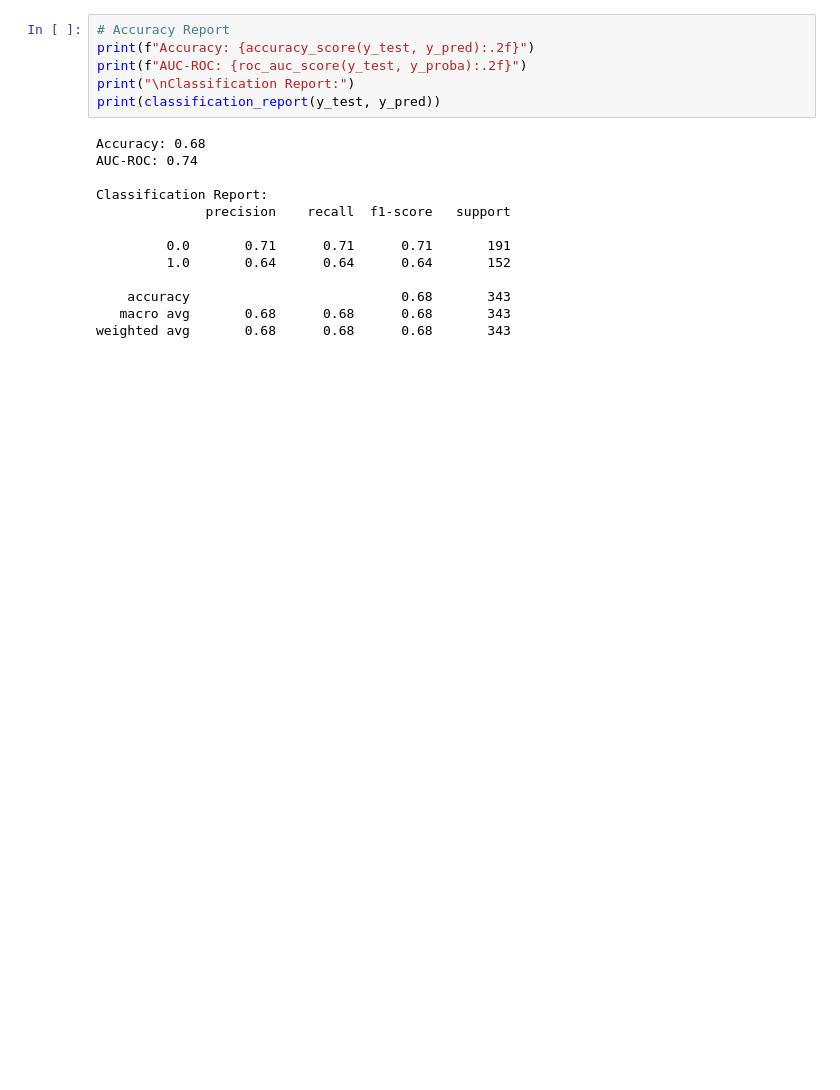
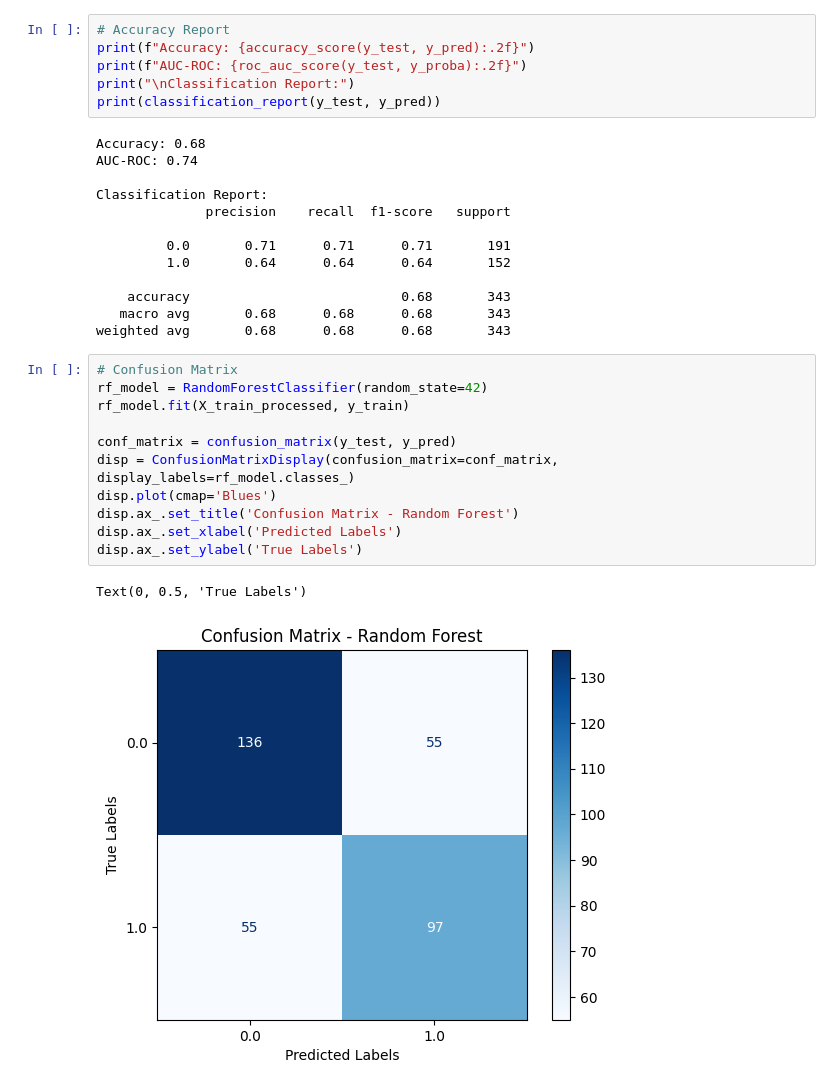
Before and after one commit to Jaz0XD/Breast_Cancer_ML, a Jupyter notebook: train.ipynb, the cells around one changed output. Drawn from its saved outputs; the diff is of its cells as text; blank space fills up the shorter version.

Commit message:
More graphs added

```diff
--- a/train.ipynb
+++ b/train.ipynb
@@ -214,3 +206,17 @@ Classification Report:
     accuracy                           0.68       343
    macro avg       0.68      0.68      0.68       343
 weighted avg       0.68      0.68      0.68       343
+# %%
+# Confusion Matrix
+rf_model = RandomForestClassifier(random_state=42)
+rf_model.fit(X_train_processed, y_train)
+
+conf_matrix = confusion_matrix(y_test, y_pred)
+disp = ConfusionMatrixDisplay(confusion_matrix=conf_matrix, display_labels=rf_model.classes_)
+disp.plot(cmap='Blues')
+disp.ax_.set_title('Confusion Matrix - Random Forest')
+disp.ax_.set_xlabel('Predicted Labels')
+disp.ax_.set_ylabel('True Labels')
+# %% [output]
+Text(0, 0.5, 'True Labels')
+[figure, added]
```
Also changed, not shown: parts of 4 cells of this notebook, 1 other file.
